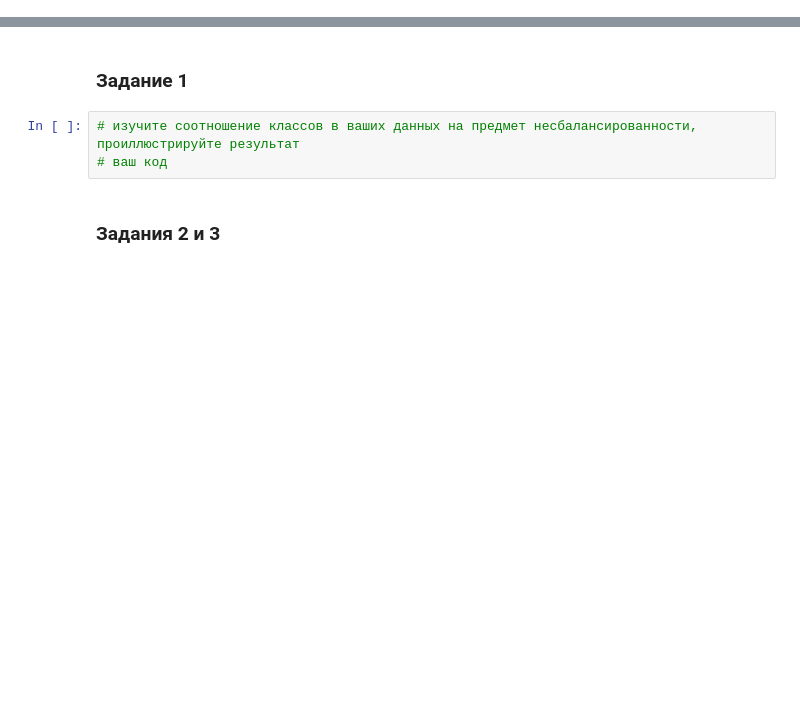
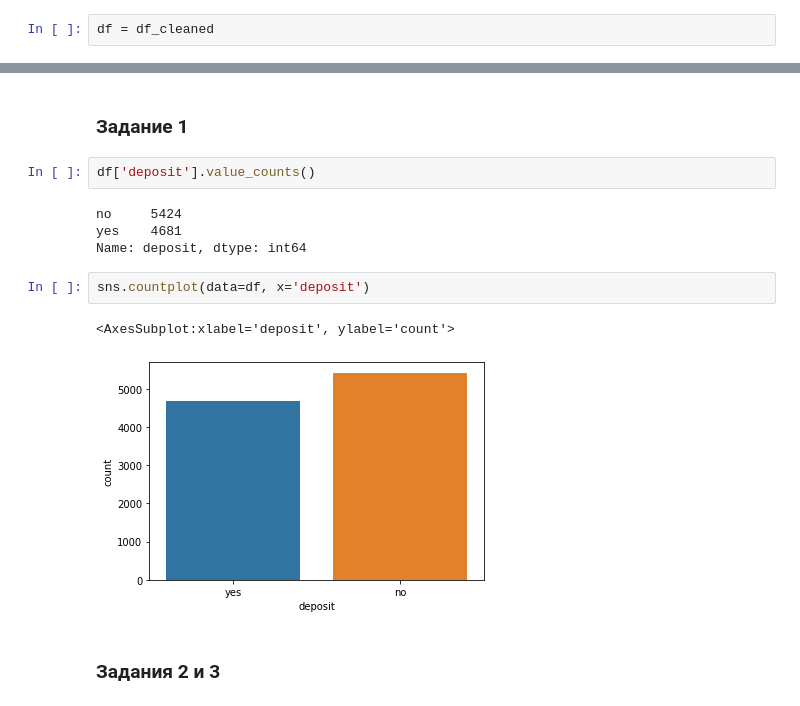
Before and after one commit to sphinxscorp/SF_data_science, a Jupyter notebook: PROJECT-4. Задача классификации/Project_4_ML.ipynb, the cells around one changed output, grey strips where cells are left out. Cells and saved outputs as stored; diff of their text form; blank space fills up the shorter version.

```diff
--- a/PROJECT-4. Задача классификации/Project_4_ML.ipynb
+++ b/PROJECT-4. Задача классификации/Project_4_ML.ipynb
@@ -176,13 +176,23 @@ print('25-й перцентиль: {},'.format(q_1),
 print(f'Результирующее число записей: {df_cleaned.shape[0]}')
 # %% [output]
 Результирующее число записей: 10105
+# %%
+df = df_cleaned
 # %% [markdown]
 ## Часть 2:  Разведывательный анализ
 # %% [markdown]
 ### Задание 1
 # %%
-# изучите соотношение классов в ваших данных на предмет несбалансированности, проиллюстрируйте результат
-# ваш код
+df['deposit'].value_counts()
+# %% [output]
+no     5424
+yes    4681
+Name: deposit, dtype: int64
+# %%
+sns.countplot(data=df, x='deposit')
+# %% [output]
+<AxesSubplot:xlabel='deposit', ylabel='count'>
+[figure, added]
 # %% [markdown]
 ### Задания 2 и 3
 # %%
```
Also changed, not shown: parts of 50 cells of this notebook.
